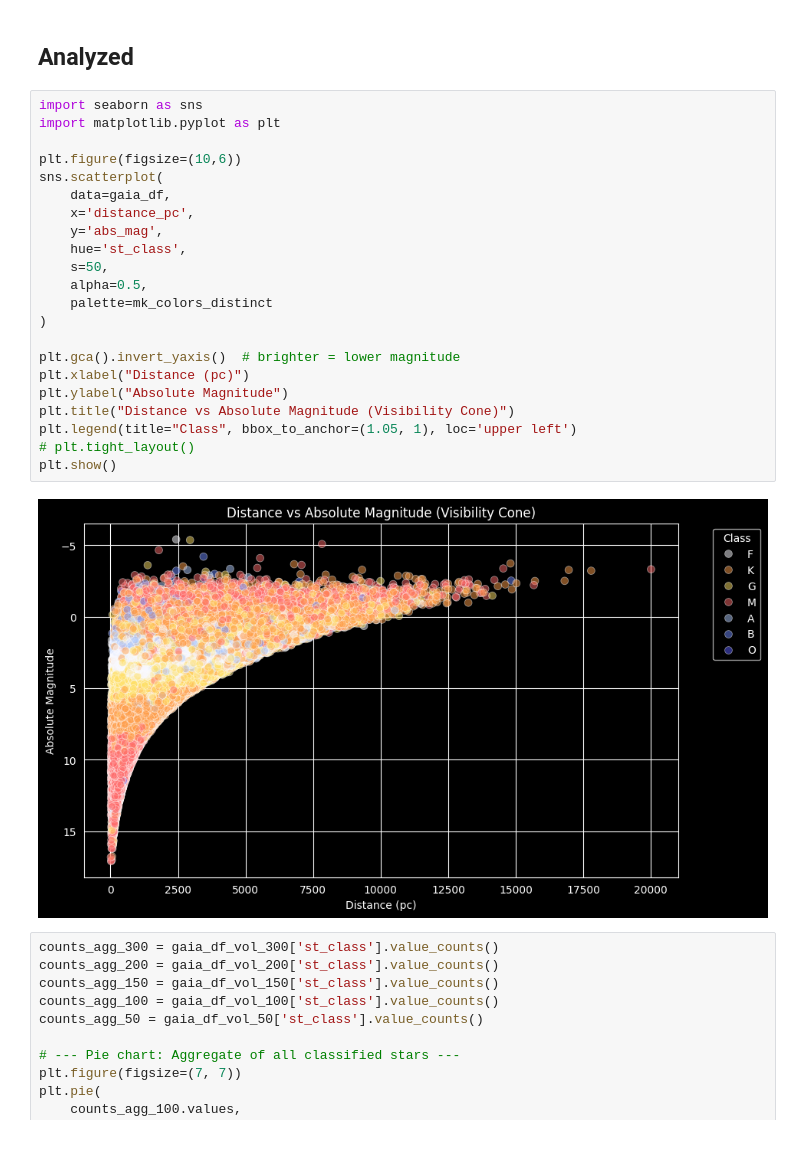
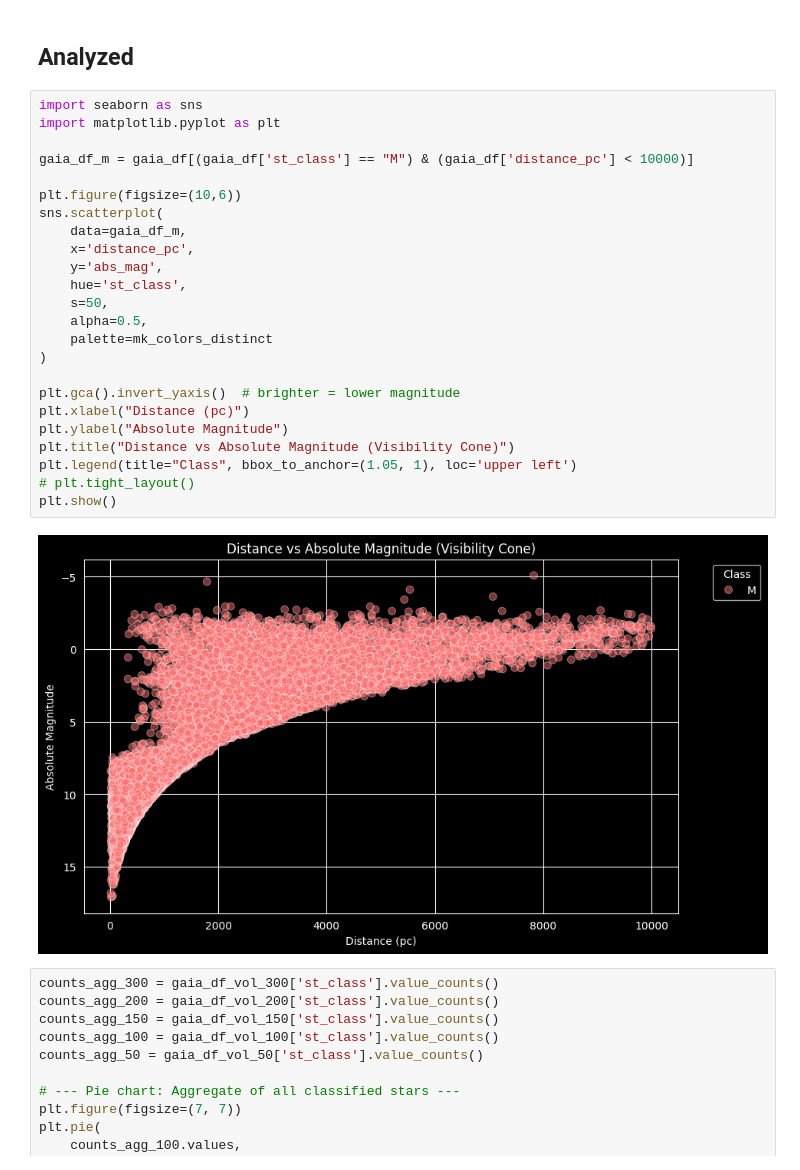
Before and after one commit to NorthrupRobert/Exoplanet_Analysis, a Jupyter notebook: notebooks/02_clean_and _explore_gaiadr3.ipynb, the cells around one changed output. Saved outputs shown, nothing was run; the diff lists cells and outputs as text.

```diff
--- a/notebooks/02_clean_and _explore_gaiadr3.ipynb
+++ b/notebooks/02_clean_and _explore_gaiadr3.ipynb
@@ -409,27 +409,29 @@ Name: count, Length: 114, dtype: int64
 # %%
 import seaborn as sns
 import matplotlib.pyplot as plt
 
+gaia_df_m = gaia_df[(gaia_df['st_class'] == "M") & (gaia_df['distance_pc'] < 10000)]
+
 plt.figure(figsize=(10,6))
 sns.scatterplot(
-    data=gaia_df,
+    data=gaia_df_m,
     x='distance_pc',
     y='abs_mag',
     hue='st_class',
     s=50,
     alpha=0.5,
     palette=mk_colors_distinct
 )
 
 plt.gca().invert_yaxis()  # brighter = lower magnitude
 plt.xlabel("Distance (pc)")
 plt.ylabel("Absolute Magnitude")
 plt.title("Distance vs Absolute Magnitude (Visibility Cone)")
 plt.legend(title="Class", bbox_to_anchor=(1.05, 1), loc='upper left')
 # plt.tight_layout()
 plt.show()
 # %% [output]
-[figure, old version]
+[figure, new version]
 # %%
 counts_agg_300 = gaia_df_vol_300['st_class'].value_counts()
 counts_agg_200 = gaia_df_vol_200['st_class'].value_counts()
```
Also changed, not shown: parts of 1 cell of this notebook, 1 other file.
